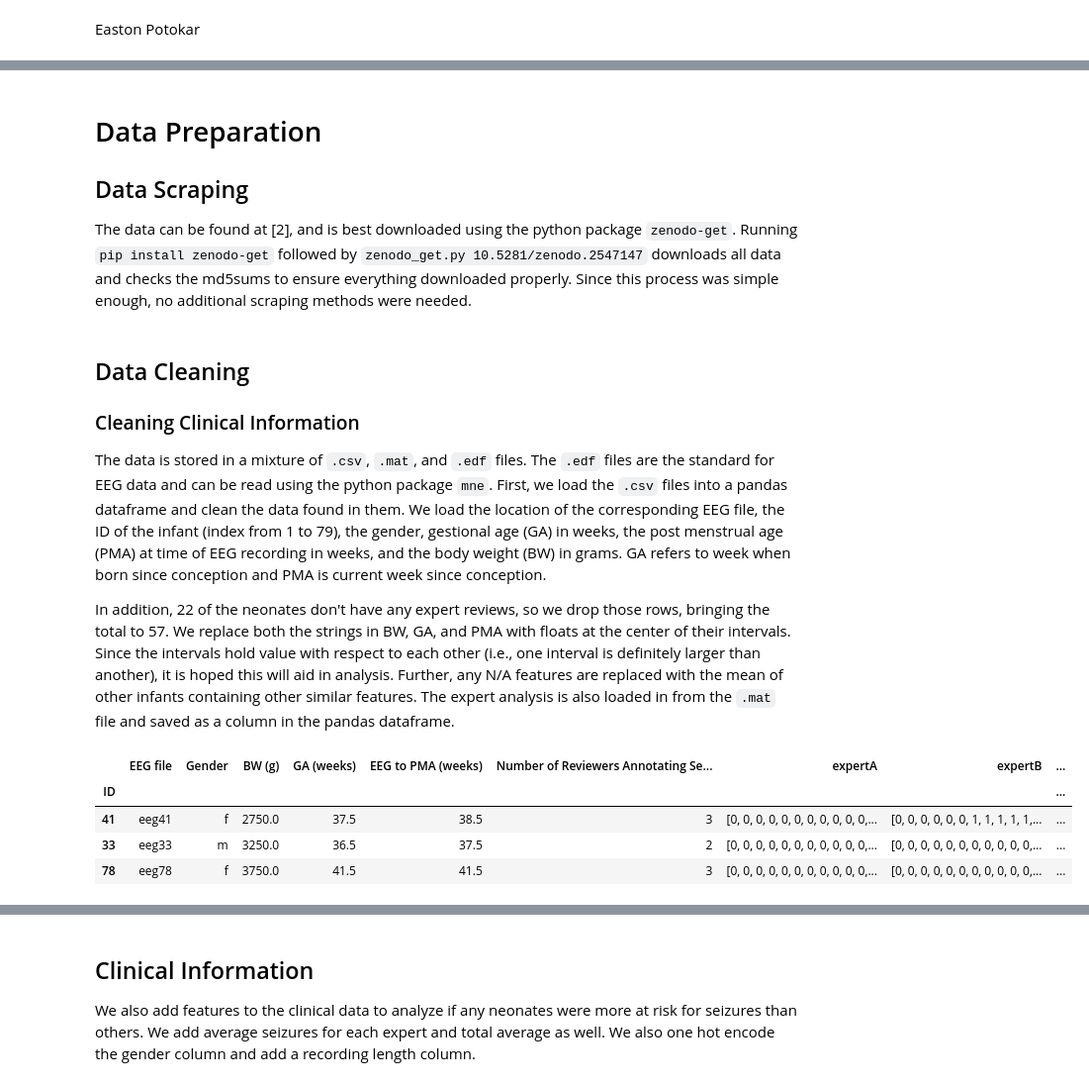
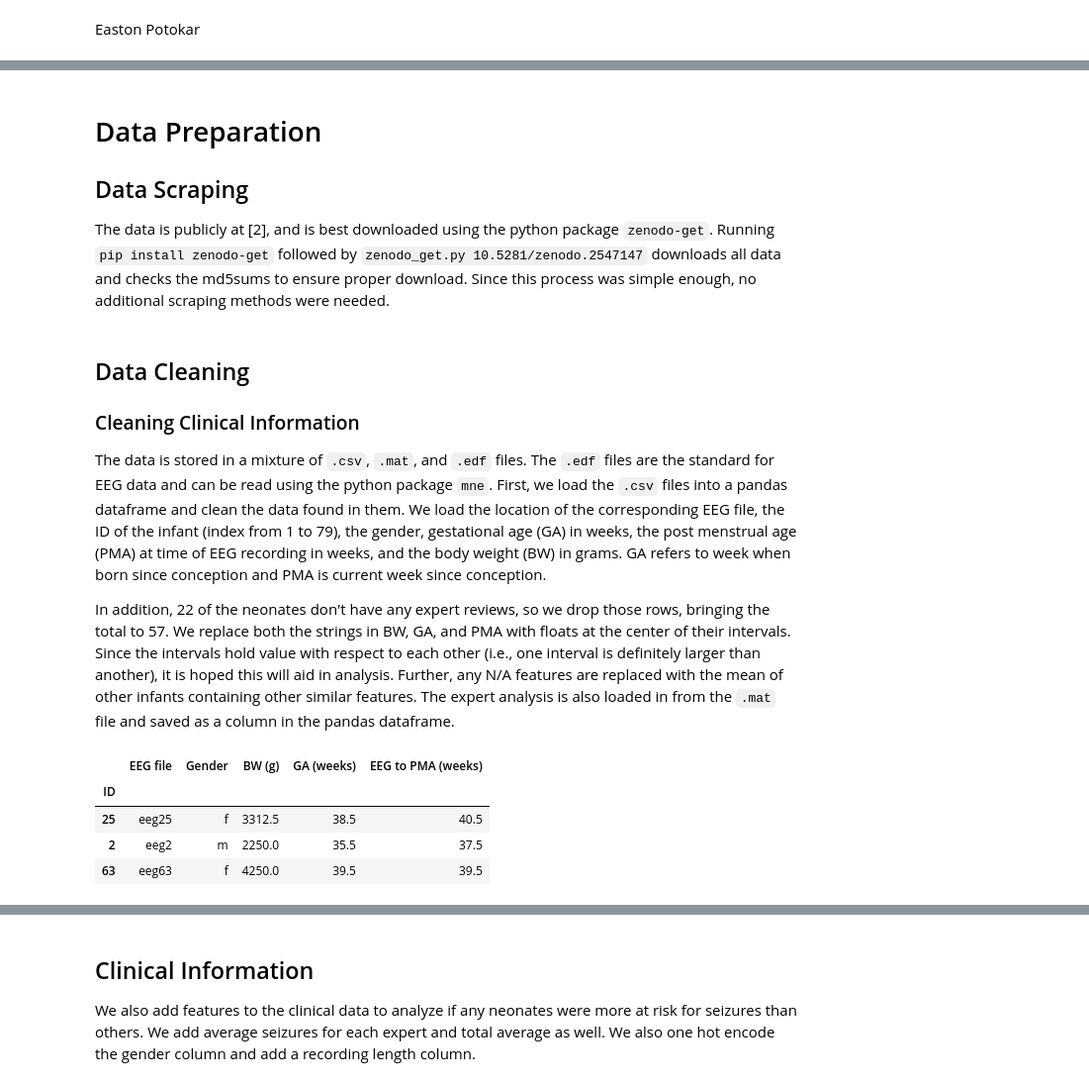
Before and after one commit to contagon/nicu-eeg-dataproject, a Jupyter notebook: main.ipynb, the cells around one changed output, grey strips where cells are left out. Shown at 99% size. Saved outputs shown, nothing was run; the diff lists cells and outputs as text; code cells hidden in the pictures.

Commit message:
First revisions after 1st peer review

```diff
--- a/main.ipynb
+++ b/main.ipynb
@@ -34,13 +39,13 @@ Questions looking to be answered by this dataset include, but are not limited to
 # Data Preparation
 ## Data Scraping
 
-The data can be found at [2], and is best downloaded using the python package `zenodo-get`. Running `pip install zenodo-get` followed by `zenodo_get.py 10.5281/zenodo.2547147` downloads all data and checks the md5sums to ensure everything downloaded properly. Since this process was simple enough, no additional scraping methods were needed.
+The data is publicly at [2], and is best downloaded using the python package `zenodo-get`. Running `pip install zenodo-get` followed by `zenodo_get.py 10.5281/zenodo.2547147` downloads all data and checks the md5sums to ensure proper download. Since this process was simple enough, no additional scraping methods were needed.
 # %% [markdown]
 ## Data Cleaning
 
 ### Cleaning Clinical Information
 
-The data is stored in a mixture of `.csv`, `.mat`, and `.edf` files. The `.edf` files are the standard for EEG data and can be read using the python package `mne`. First, we load the `.csv` files into a pandas dataframe and clean the data found in them. We load the location of the corresponding EEG file, the ID of the infant (index from 1 to 79), the gender, gestional age (GA) in weeks, the post menstrual age (PMA) at time of EEG recording in weeks, and the body weight (BW) in grams. GA refers to week when born since conception and PMA is current week since conception.
+The data is stored in a mixture of `.csv`, `.mat`, and `.edf` files. The `.edf` files are the standard for EEG data and can be read using the python package `mne`. First, we load the `.csv` files into a pandas dataframe and clean the data found in them. We load the location of the corresponding EEG file, the ID of the infant (index from 1 to 79), the gender, gestational age (GA) in weeks, the post menstrual age (PMA) at time of EEG recording in weeks, and the body weight (BW) in grams. GA refers to week when born since conception and PMA is current week since conception.
 
 In addition, 22 of the neonates don't have any expert reviews, so we drop those rows, bringing the total to 57. We replace both the strings in BW, GA, and PMA with floats at the center of their intervals. Since the intervals hold value with respect to each other (i.e., one interval is definitely larger than another), it is hoped this will aid in analysis. Further, any N/A features are replaced with the mean of other infants containing other similar features. The expert analysis is also loaded in from the `.mat` file and saved as a column in the pandas dataframe.
 # %%
@@ -64,40 +69,40 @@ def interval(weeks):
     if not isinstance(weeks, str) and np.isnan(weeks):
         return weeks
     values = re.compile(r"(\d{2})").findall(weeks)
     return (float(values[0]) + float(values[1])) / 2
 ci['GA (weeks)'] = ci['GA (weeks)'].apply(interval)
 ci['EEG to PMA (weeks)'] = ci['EEG to PMA (weeks)'].apply(interval)
 
 #replace NaN values with something useful
 #Both in the GA column
 missing_idx = pd.isna(ci["GA (weeks)"])
 for index, row in ci.loc[missing_idx].iterrows():
     similar = ci['EEG to PMA (weeks)'] == ci.loc[index, 'EEG to PMA (weeks)']
     ci.loc[index, 'GA (weeks)'] = ci.loc[similar, 'GA (weeks)'].mean()
 #and in the BW column
 missing_idx = pd.isna(ci["BW (g)"])
 for index, row in ci.loc[missing_idx].iterrows():
     similar = ci['GA (weeks)'] == ci.loc[index, 'GA (weeks)']
     ci.loc[index, 'BW (g)'] = ci.loc[similar, 'BW (g)'].mean()
 #there is a single missing m/f. Replace with the mode
 missing_idx = pd.isna(ci["Gender"])
 for index, row in ci.loc[missing_idx].iterrows():
     ci.loc[index, 'Gender'] = ci['Gender'].mode()[0]
 
 #load in all experts analysis from .mat file. Note we save as a numpy array b/c each child has a different length of recording
 annot = io.loadmat('data-og/annotations_2017.mat')['annotat_new']
 ci['expertA'] = [annot[0,i-1][0,:] for i in ci.index]
 ci['expertB'] = [annot[0,i-1][1,:] for i in ci.index]
 ci['expertC'] = [annot[0,i-1][2,:] for i in ci.index]
 
-#visualize a couple of rows to see how it looks
-ci.sample(3)
+#visualize a couple of rows and columns to see how it looks
+ci.iloc[:,:5].sample(3)
 # %% [output]
-|  | EEG file | Gender | BW (g) | GA (weeks) | EEG to PMA (weeks) | Number of Reviewers Annotating Se... | expertA | expertB | ... |
-| ID |  |  |  |  |  |  |  |  | ... |
-| 41 | eeg41 | f | 2750.0 | 37.5 | 38.5 | 3 | [0, 0, 0, 0, 0, 0, 0, 0, 0, 0, 0,... | [0, 0, 0, 0, 0, 0, 1, 1, 1, 1, 1,... | ... |
-| 33 | eeg33 | m | 3250.0 | 36.5 | 37.5 | 2 | [0, 0, 0, 0, 0, 0, 0, 0, 0, 0, 0,... | [0, 0, 0, 0, 0, 0, 0, 0, 0, 0, 0,... | ... |
-| 78 | eeg78 | f | 3750.0 | 41.5 | 41.5 | 3 | [0, 0, 0, 0, 0, 0, 0, 0, 0, 0, 0,... | [0, 0, 0, 0, 0, 0, 0, 0, 0, 0, 0,... | ... |
+|  | EEG file | Gender | BW (g) | GA (weeks) | EEG to PMA (weeks) |
+| ID |  |  |  |  |  |
+| 25 | eeg25 | f | 3312.5 | 38.5 | 40.5 |
+| 2 | eeg2 | m | 2250.0 | 35.5 | 37.5 |
+| 63 | eeg63 | f | 4250.0 | 39.5 | 39.5 |
 # %% [markdown]
 ### Cleaning EEG Data
 
```
Also changed, not shown: parts of 17 cells of this notebook, 2 other files.
